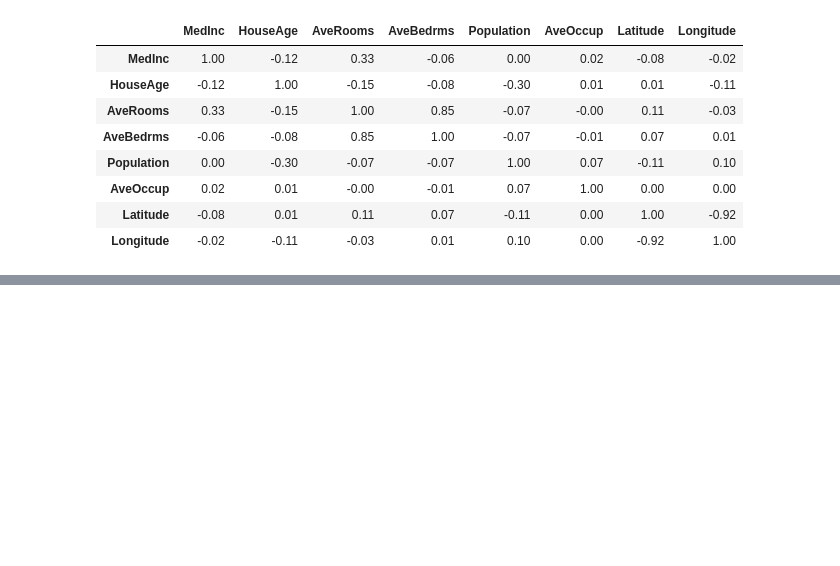
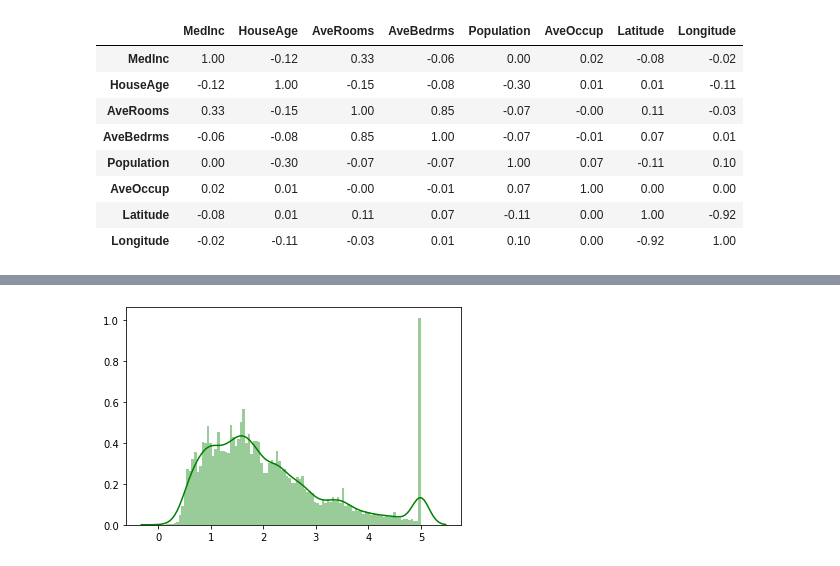
Before and after one commit to cotran2/shopee, a Jupyter notebook: introduction/Introduction.ipynb, the cells around one changed output, grey strips where cells are left out. Cells and saved outputs as stored; diff of their text form; code cells hidden in the pictures; blank space fills up the shorter version.

```diff
--- a/introduction/Introduction.ipynb
+++ b/introduction/Introduction.ipynb
@@ -109,0 +129,4 @@ Hover to magify
+# %%
+sns.distplot(y, color='g', bins=100, hist_kws={'alpha': 0.4});
+# %% [output]
+[figure, added]
```
Also changed, not shown: parts of 5 cells of this notebook.
